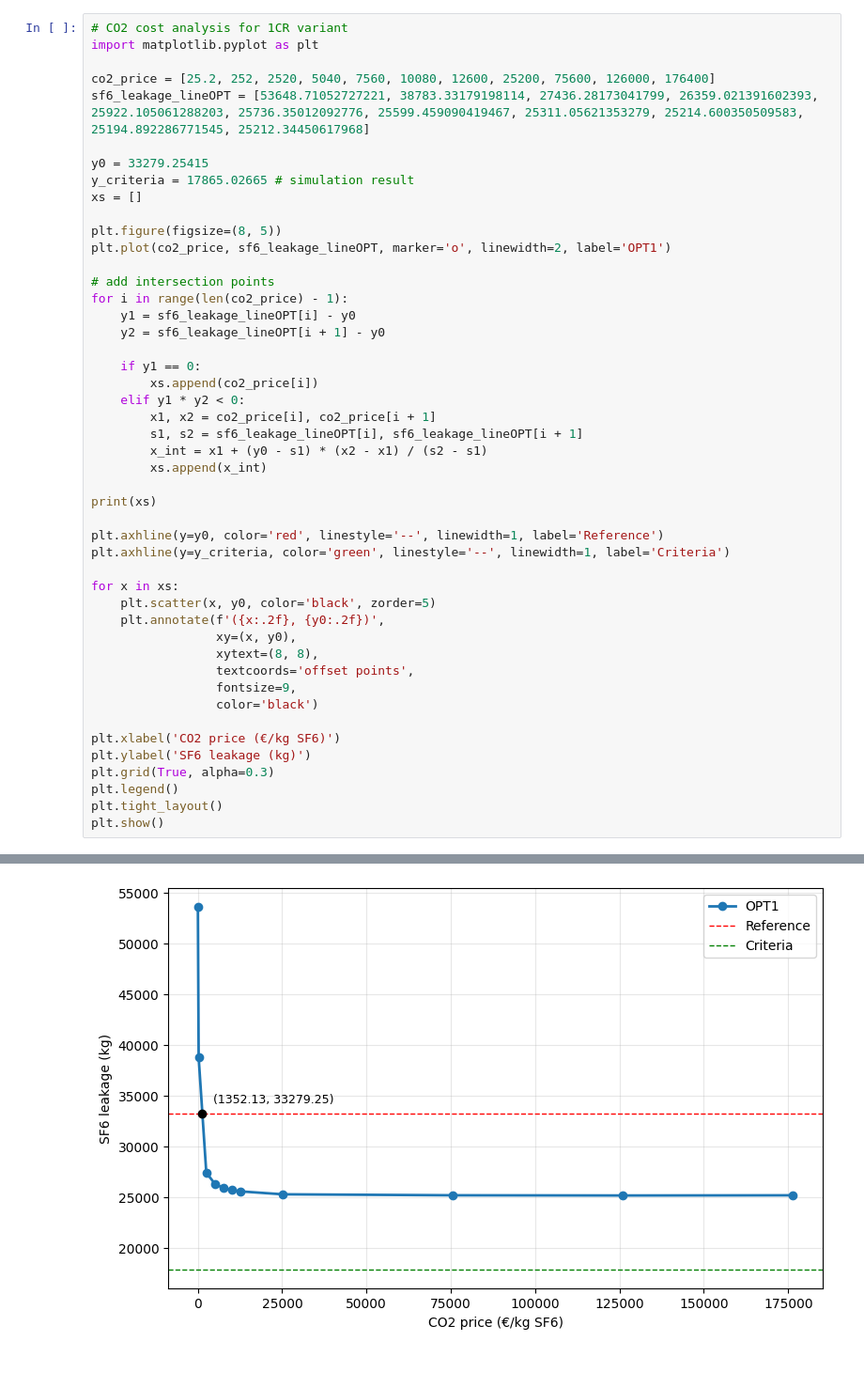
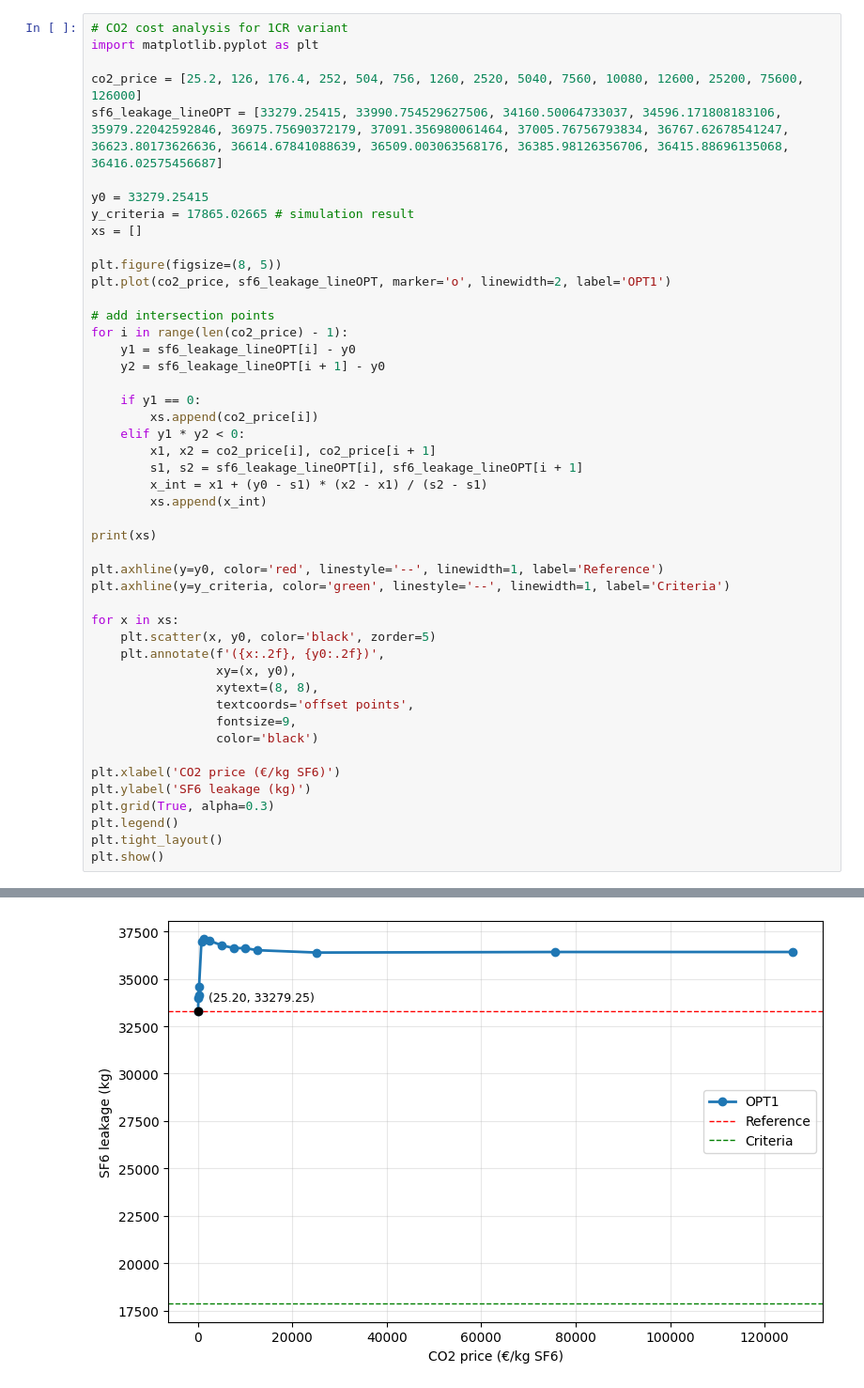
Before and after one commit to WenboWu322/RTE_SchedulingGrouping, a Jupyter notebook: RTE2027July/4Method/cost_analysis.ipynb, the cells around one changed output, grey strips where cells are left out. Shown at 94% size. Saved outputs shown, nothing was run; the diff lists cells and outputs as text.

Commit message:
add plots

```diff
--- a/RTE2027July/4Method/cost_analysis.ipynb
+++ b/RTE2027July/4Method/cost_analysis.ipynb
@@ -2,8 +2,8 @@
 # CO2 cost analysis for 1CR variant
 import matplotlib.pyplot as plt
 
-co2_price = [25.2, 252, 2520, 5040, 7560, 10080, 12600, 25200, 75600, 126000, 176400]
-sf6_leakage_lineOPT = [53648.71052727221, 38783.33179198114, 27436.28173041799, 26359.021391602393, 25922.105061288203, 25736.35012092776, 25599.459090419467, 25311.05621353279, 25214.600350509583, 25194.892286771545, 25212.34450617968]
+co2_price = [25.2, 126, 176.4, 252, 504, 756, 1260, 2520, 5040, 7560, 10080, 12600, 25200, 75600, 126000]
+sf6_leakage_lineOPT = [33279.25415, 33990.754529627506, 34160.50064733037, 34596.171808183106, 35979.22042592846, 36975.75690372179, 37091.356980061464, 37005.76756793834, 36767.62678541247, 36623.80173626636, 36614.67841088639, 36509.003063568176, 36385.98126356706, 36415.88696135068, 36416.02575456687]
 
 y0 = 33279.25415
 y_criteria = 17865.02665 # simulation result
@@ -50 +50 @@ plt.show()
-[figure, old version]
+[figure, new version]
```
Also changed, not shown: parts of 3 cells of this notebook, 6 other files.
